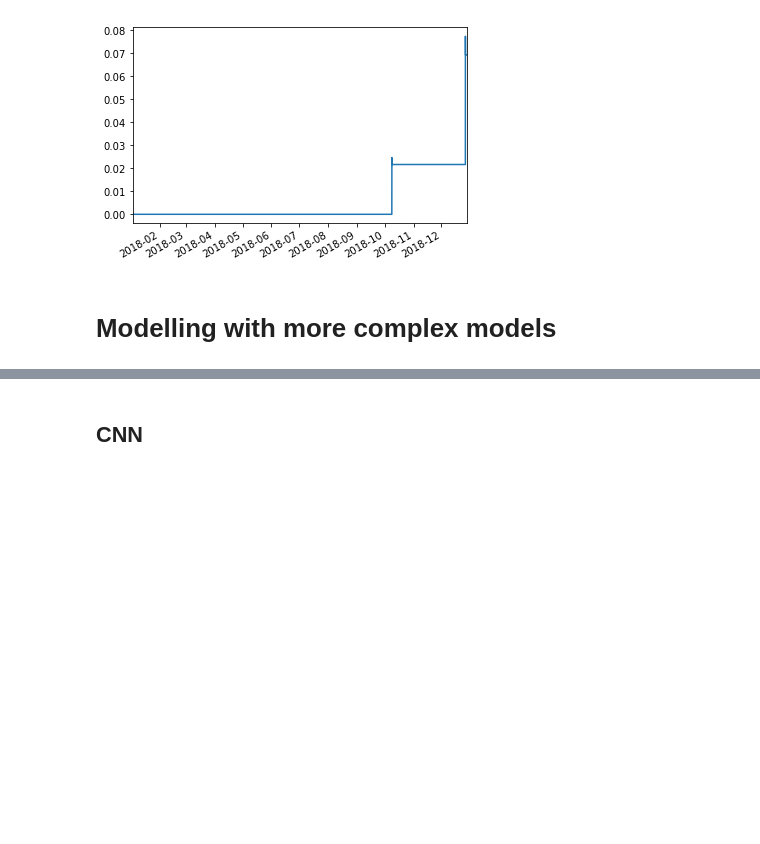
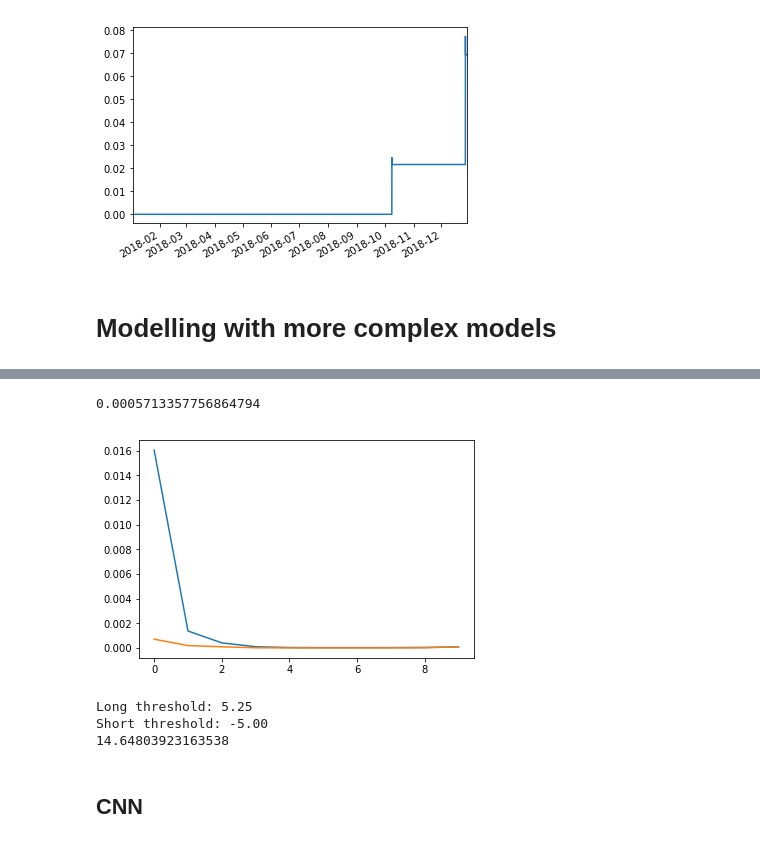
Before and after one commit to simaomsarmento/PairsTrading, a Jupyter notebook: PairsTrading_CommodityETFs-Forecasting_2009_2019.ipynb, the cells around one changed output, grey strips where cells are left out. Saved outputs shown, nothing was run; the diff lists cells and outputs as text; code cells hidden in the pictures; blank space fills up the shorter version.

```diff
--- a/PairsTrading_CommodityETFs-Forecasting_2009_2019.ipynb
+++ b/PairsTrading_CommodityETFs-Forecasting_2009_2019.ipynb
@@ -127,7 +127,7 @@ len(df_prices_train)+len(df_prices_test)
 #with open('data/etfs/pickle/pairs_category_intraday.pickle', 'rb') as handle:
 #    pairs = pickle.load(handle)
 
-with open('models_copy/mlp_6_pairs/pairs_unsupervised_learning_intraday.pickle', 'rb') as handle:
+with open('models_copy/mlp_7_pairs/pairs_unsupervised_learning_intraday.pickle', 'rb') as handle:
 #with open('models_copy/mlp_4_pairs_by_mstk/pairs_unsupervised_learning_intraday.pickle', 'rb') as handle:
 #with open('data/etfs/pickle/pairs_unsupervised_learning_intraday.pickle', 'rb') as handle:
     pairs = pickle.load(handle)
@@ -635,7 +629,6 @@ def run_specific_model(n_in, hidden_nodes, pairs, path='models/', train_val_spli
 # %% [markdown]
 **Define path below**
 # %%
-current_path = 'models_copy/mlp_6_pairs/'
+current_path = 'models_copy/mlp_7_pairs/'
 with open(current_path+'pairs_unsupervised_learning_intraday.pickle', 'rb') as handle:
-#with open('data/etfs/pickle/pairs_unsupervised_learning_intraday.pickle', 'rb') as handle:
     pairs = pickle.load(handle)
@@ -814,0 +897,34 @@ Model mean ROI on test set: -12.97%
+# %%
+# test data
+example_spread_test = example[2]['Y_test']-example[2]['coint_coef']*example[2]['X_test']
+example_spread_test_norm = scaler.transform(example_spread_test.values.reshape(example_spread_test.shape[0],1))
+example_spread_test_norm = pd.Series(data=example_spread_test_norm.flatten(), index=example_spread_test.index)
+
+forecasting_data_test = forecasting_trader.series_to_supervised(list(example_spread_test_norm),
+                                                                example_spread_test_norm.index,
+                                                                model_config['n_in'],
+                                                                model_config['n_out'],
+                                                                dropnan=True)
+# define dataset
+X_series_test = forecasting_data_test.drop(columns='var1(t)')
+y_series_test = forecasting_data_test['var1(t)']
+
+X_test = X_series_test.values
+y_test = y_series_test.values
+# %%
+# train one configuration
+start = time.time()
+rnn_model, rnn_history, rnn_score, rnn_predictions_validation, rnn_predictions_test = \
+                        forecasting_trader.apply_RNN(X_train, y_train,
+                                                     validation_data=(X_val, y_val),
+                                                     test_data=(X_test, y_test),
+                                                     hidden_nodes=model_config['hidden_nodes'],
+                                                     epochs=10,
+                                                     optimizer=model_config['optimizer'],
+                                                     loss_fct=model_config['loss_fct'])
+end = time.time()
+print('Finished model fitting... Time elapsed: ',(end - start))
+
+rnn_predictions_validation_destandardized =  scaler.inverse_transform(rnn_predictions_validation)
+rnn_predictions_validation_destandardized = pd.Series(data=rnn_predictions_validation_destandardized.flatten(),
+                                       index=y_series_val.index)
@@ -815,3 +949,27 @@ Model mean ROI on test set: -12.97%
+# %%
+mean_squared_error(rnn_predictions_validation_destandardized, example_spread[train_val_split:])
+# %% [output]
+0.0005713357756864794
+# %%
+plot_loss(rnn_history.history, 'RNN Loss')
+# %% [output]
+[figure, added]
+# %%
+ret, cumret, summary = forecasting_trader.forecast_spread_trading(
+                                                       X=example[2]['X_train'][train_val_split:],
+                                                       Y=example[2]['Y_train'][train_val_split:],
+                                                       spread_test=example[2]['spread'][train_val_split:],
+                                                       spread_train=example[2]['spread'][:train_val_split],
+                                                       beta=example[2]['coint_coef'],
+                                                       predictions=rnn_predictions_validation_destandardized,
+                                                       lag=1,
+                                                       low_quantile=0.10,
+                                                       high_quantile=0.90)
+print(cumret[-1]*100)
+# %% [output]
+Long threshold: 5.25
+Short threshold: -5.00
+14.64803923163538
 # %% [markdown]
 ## CNN
 # %%
```
Also changed, not shown: parts of 21 cells of this notebook, 16 other files.
